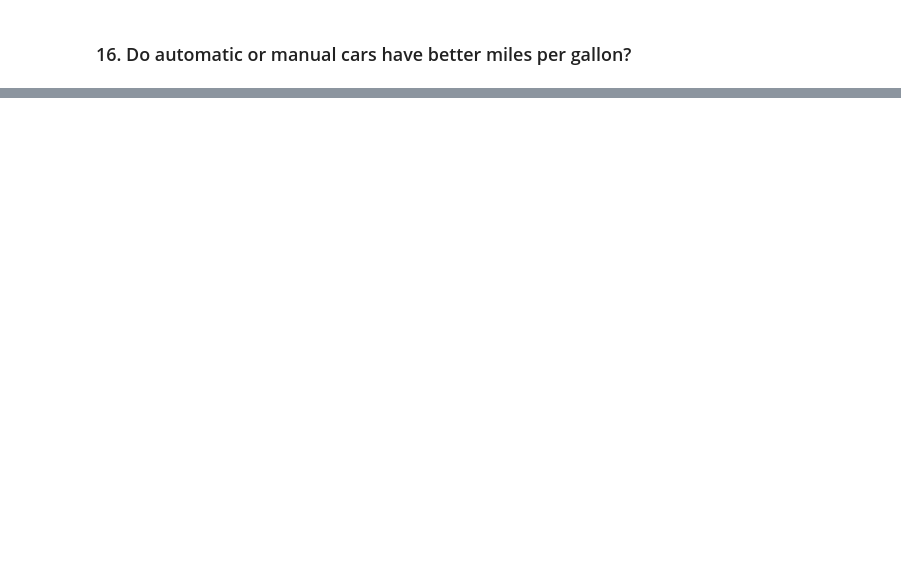
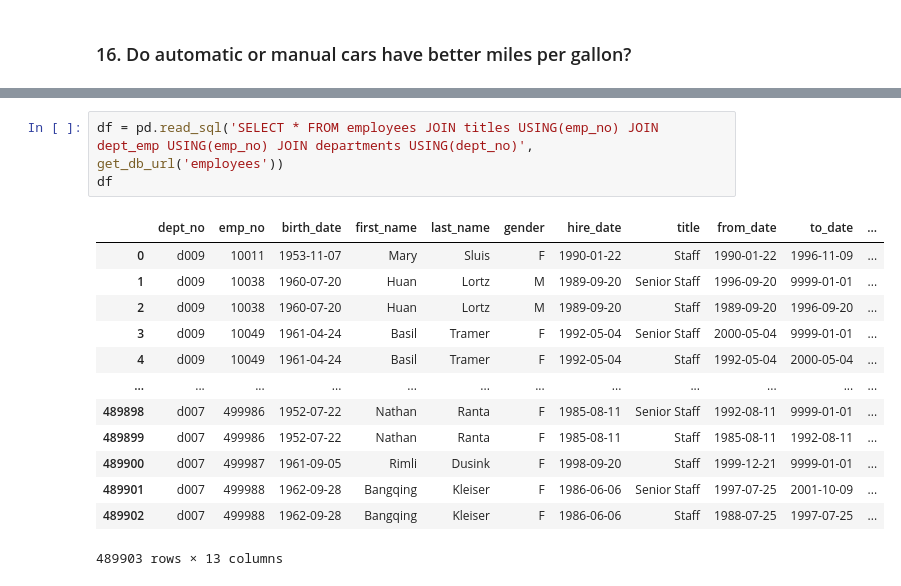
Before and after one commit to joann-balraj/numpy-pandas-visualization-exercises, a Jupyter notebook: advanced_dataframes.ipynb, the cells around one changed output, grey strips where cells are left out. Cells and saved outputs as stored; diff of their text form; blank space fills up the shorter version.

```diff
--- a/advanced_dataframes.ipynb
+++ b/advanced_dataframes.ipynb
@@ -326,0 +581,17 @@ mpg.shape
+# %%
+df = pd.read_sql('SELECT * FROM employees JOIN titles USING(emp_no) JOIN dept_emp USING(emp_no) JOIN departments USING(dept_no)', get_db_url('employees'))
+df
+# %% [output]
+|  | dept_no | emp_no | birth_date | first_name | last_name | gender | hire_date | title | from_date | to_date | ... |
+| 0 | d009 | 10011 | 1953-11-07 | Mary | Sluis | F | 1990-01-22 | Staff | 1990-01-22 | 1996-11-09 | ... |
+| 1 | d009 | 10038 | 1960-07-20 | Huan | Lortz | M | 1989-09-20 | Senior Staff | 1996-09-20 | 9999-01-01 | ... |
+| 2 | d009 | 10038 | 1960-07-20 | Huan | Lortz | M | 1989-09-20 | Staff | 1989-09-20 | 1996-09-20 | ... |
+| 3 | d009 | 10049 | 1961-04-24 | Basil | Tramer | F | 1992-05-04 | Senior Staff | 2000-05-04 | 9999-01-01 | ... |
+| 4 | d009 | 10049 | 1961-04-24 | Basil | Tramer | F | 1992-05-04 | Staff | 1992-05-04 | 2000-05-04 | ... |
+| ... | ... | ... | ... | ... | ... | ... | ... | ... | ... | ... | ... |
+| 489898 | d007 | 499986 | 1952-07-22 | Nathan | Ranta | F | 1985-08-11 | Senior Staff | 1992-08-11 | 9999-01-01 | ... |
+| 489899 | d007 | 499986 | 1952-07-22 | Nathan | Ranta | F | 1985-08-11 | Staff | 1985-08-11 | 1992-08-11 | ... |
+| 489900 | d007 | 499987 | 1961-09-05 | Rimli | Dusink | F | 1998-09-20 | Staff | 1999-12-21 | 9999-01-01 | ... |
+| 489901 | d007 | 499988 | 1962-09-28 | Bangqing | Kleiser | F | 1986-06-06 | Senior Staff | 1997-07-25 | 2001-10-09 | ... |
+| 489902 | d007 | 499988 | 1962-09-28 | Bangqing | Kleiser | F | 1986-06-06 | Staff | 1988-07-25 | 1997-07-25 | ... |
+489903 rows × 13 columns
```
Also changed, not shown: parts of 30 cells of this notebook.
